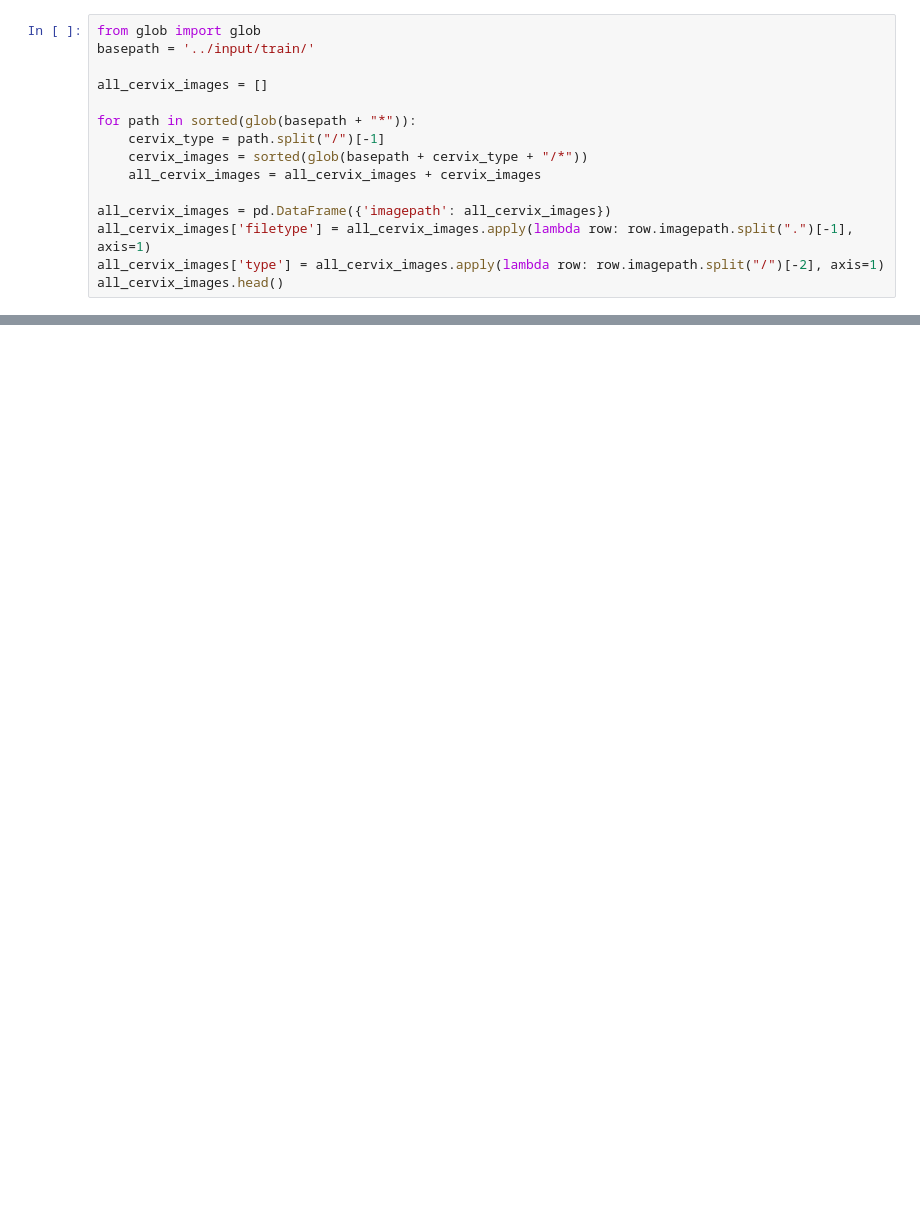
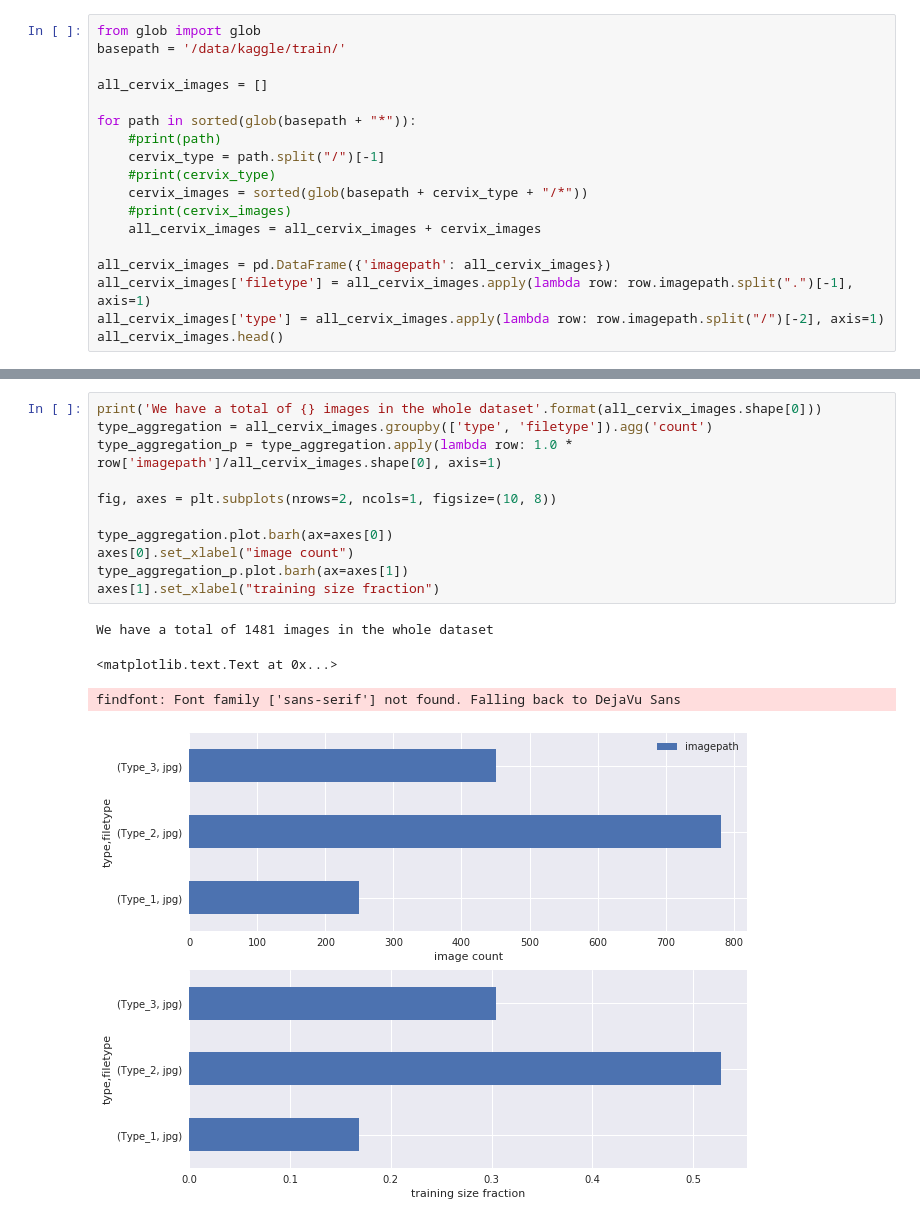
Before and after one commit to rorysroes/Kaggle_Cervical_Cancer_Screening, a Jupyter notebook: Rory/EDA.ipynb, the cells around one changed output, grey strips where cells are left out. Saved outputs shown, nothing was run; the diff lists cells and outputs as text; blank space fills up the shorter version.

```diff
--- a/Rory/EDA.ipynb
+++ b/Rory/EDA.ipynb
@@ -21,12 +74,15 @@ EDA.ipynb  Test.ipynb
 # %%
 from glob import glob
-basepath = '../input/train/'
+basepath = '/data/kaggle/train/'
 
 all_cervix_images = []
 
 for path in sorted(glob(basepath + "*")):
+    #print(path)
     cervix_type = path.split("/")[-1]
+    #print(cervix_type)
     cervix_images = sorted(glob(basepath + cervix_type + "/*"))
+    #print(cervix_images)
     all_cervix_images = all_cervix_images + cervix_images
 
 all_cervix_images = pd.DataFrame({'imagepath': all_cervix_images})
@@ -37,0 +99,16 @@ ValueError: Cannot set a frame with no defined index and a value that cannot be
+# %%
+print('We have a total of {} images in the whole dataset'.format(all_cervix_images.shape[0]))
+type_aggregation = all_cervix_images.groupby(['type', 'filetype']).agg('count')
+type_aggregation_p = type_aggregation.apply(lambda row: 1.0 * row['imagepath']/all_cervix_images.shape[0], axis=1)
+
+fig, axes = plt.subplots(nrows=2, ncols=1, figsize=(10, 8))
+
+type_aggregation.plot.barh(ax=axes[0])
+axes[0].set_xlabel("image count")
+type_aggregation_p.plot.barh(ax=axes[1])
+axes[1].set_xlabel("training size fraction")
+# %% [output]
+We have a total of 1481 images in the whole dataset
+<matplotlib.text.Text at 0x...>
+findfont: Font family ['sans-serif'] not found. Falling back to DejaVu Sans
+[figure, added]
```
Also changed, not shown: parts of 33 cells of this notebook.
